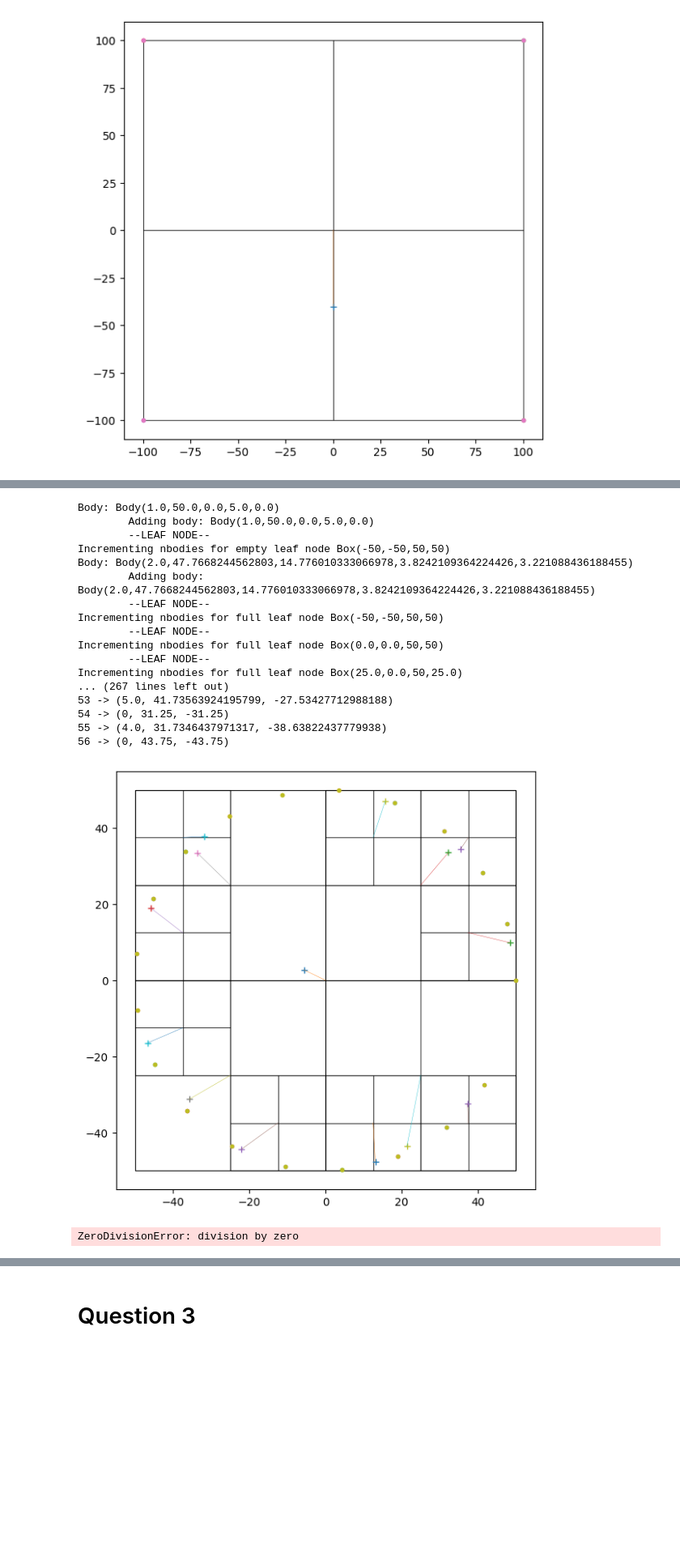
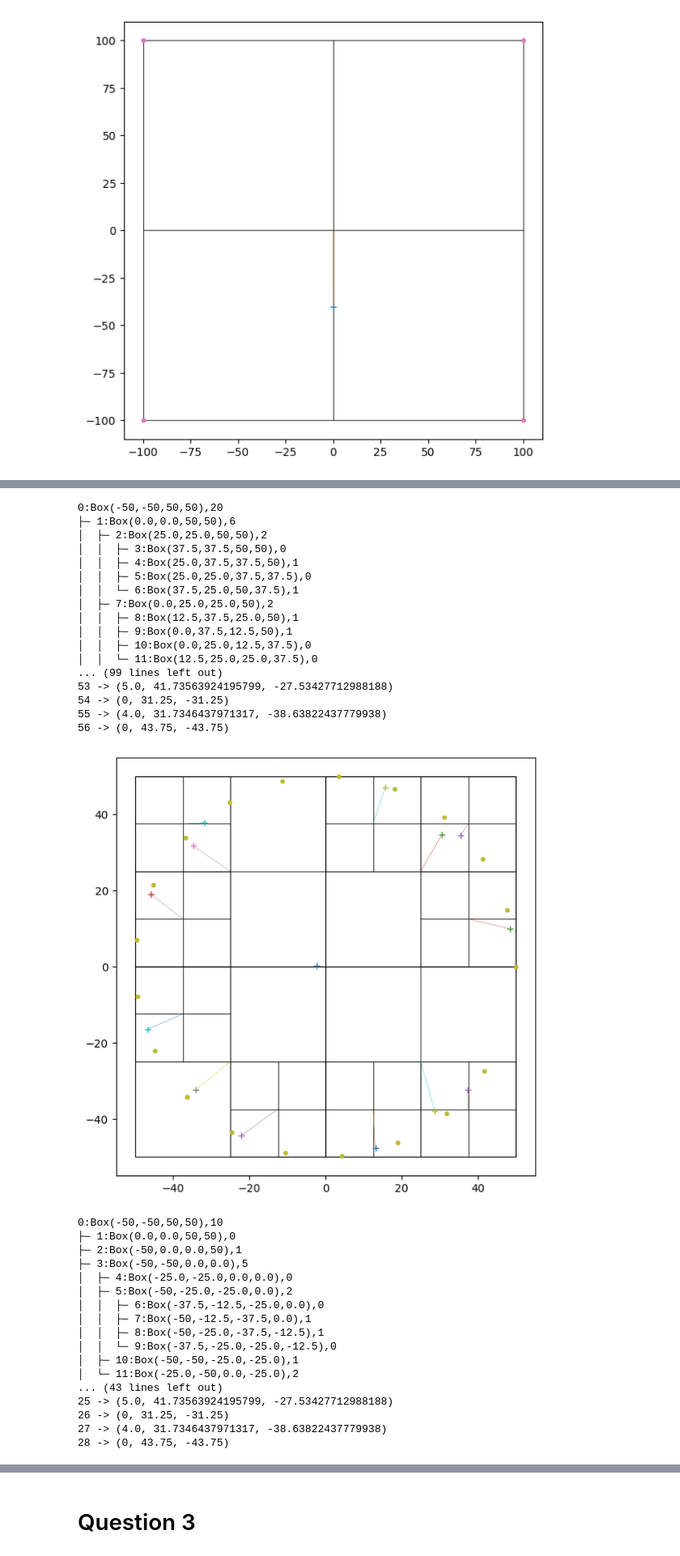
Before and after one commit to calvinyjl/n-body-problem, a Jupyter notebook: nBodyProblem.ipynb, the cells around one changed output, grey strips where cells are left out. Shown: that part at 81% size. Drawn from its saved outputs; the diff is of its cells as text; code cells hidden in the pictures; blank space fills up the shorter version.

```diff
--- a/nBodyProblem.ipynb
+++ b/nBodyProblem.ipynb
@@ -661,49 +672,64 @@ Changed currentNode to Box(0.0,-50,50,0.0)
 # %%
 # Test 3: Complex document example
 P = [None]*20
 for i in range(20):
     x = 50.0 * math.cos(i * 0.3)
     y = 50.0 * math.sin(i * 0.3)
     vx = 5.0 * math.cos(i * 0.7)
     vy = 5.0 * math.sin(i * 0.7)
     m = 1.0 + (i % 5)
     P[i] = Body(m, x, y, vx, vy)  # masses: 1..5
 # g = Gadget(Box.getBox(P))
 g = Gadget(Box(-50, -50, 50, 50))
 for p in P:
-    print(f"Body: {p}")
     g.add(p)
 print(g); g.plot()
 
-# for i in range(10):
-#     g.remove(P[i])
-g.remove(P[1])
-g.remove(P[2])
-g.remove(P[3])
-g.remove(P[4])
-g.remove(P[5])
-g.remove(P[6])
-g.remove(P[7])
+for i in range(10):
+    g.remove(P[i])
+# g.remove(P[1])
+# g.remove(P[2])
+# g.remove(P[3])
+# g.remove(P[4])
+# g.remove(P[5])
+# g.remove(P[6])
+# g.remove(P[7])
 
 
 print(g); g.plot()
 # %% [output]
-Body: Body(1.0,50.0,0.0,5.0,0.0)
-        Adding body: Body(1.0,50.0,0.0,5.0,0.0)
-        --LEAF NODE--
-Incrementing nbodies for empty leaf node Box(-50,-50,50,50)
-Body: Body(2.0,47.7668244562803,14.776010333066978,3.8242109364224426,3.221088436188455)
-        Adding body: Body(2.0,47.7668244562803,14.776010333066978,3.8242109364224426,3.221088436188455)
-        --LEAF NODE--
-Incrementing nbodies for full leaf node Box(-50,-50,50,50)
-        --LEAF NODE--
-Incrementing nbodies for full leaf node Box(0.0,0.0,50,50)
-        --LEAF NODE--
-Incrementing nbodies for full leaf node Box(25.0,0.0,50,25.0)
-... (267 lines left out)
+0:Box(-50,-50,50,50),20
+├─ 1:Box(0.0,0.0,50,50),6
+│  ├─ 2:Box(25.0,25.0,50,50),2
+│  │  ├─ 3:Box(37.5,37.5,50,50),0
+│  │  ├─ 4:Box(25.0,37.5,37.5,50),1
+│  │  ├─ 5:Box(25.0,25.0,37.5,37.5),0
+│  │  └─ 6:Box(37.5,25.0,50,37.5),1
+│  ├─ 7:Box(0.0,25.0,25.0,50),2
+│  │  ├─ 8:Box(12.5,37.5,25.0,50),1
+│  │  ├─ 9:Box(0.0,37.5,12.5,50),1
+│  │  ├─ 10:Box(0.0,25.0,12.5,37.5),0
+│  │  └─ 11:Box(12.5,25.0,25.0,37.5),0
+... (99 lines left out)
 53 -> (5.0, 41.73563924195799, -27.53427712988188)
 54 -> (0, 31.25, -31.25)
 55 -> (4.0, 31.7346437971317, -38.63822437779938)
 56 -> (0, 43.75, -43.75)
-[figure, old version]
+[figure, new version]
-ZeroDivisionError: division by zero
+0:Box(-50,-50,50,50),10
+├─ 1:Box(0.0,0.0,50,50),0
+├─ 2:Box(-50,0.0,0.0,50),1
+├─ 3:Box(-50,-50,0.0,0.0),5
+│  ├─ 4:Box(-25.0,-25.0,0.0,0.0),0
+│  ├─ 5:Box(-50,-25.0,-25.0,0.0),2
+│  │  ├─ 6:Box(-37.5,-12.5,-25.0,0.0),0
+│  │  ├─ 7:Box(-50,-12.5,-37.5,0.0),1
+│  │  ├─ 8:Box(-50,-25.0,-37.5,-12.5),1
+│  │  └─ 9:Box(-37.5,-25.0,-25.0,-12.5),0
+│  ├─ 10:Box(-50,-50,-25.0,-25.0),1
+│  └─ 11:Box(-25.0,-50,0.0,-25.0),2
+... (43 lines left out)
+25 -> (5.0, 41.73563924195799, -27.53427712988188)
+26 -> (0, 31.25, -31.25)
+27 -> (4.0, 31.7346437971317, -38.63822437779938)
+28 -> (0, 43.75, -43.75)
```
Also changed, not shown: parts of 4 cells of this notebook, 1 other file.
